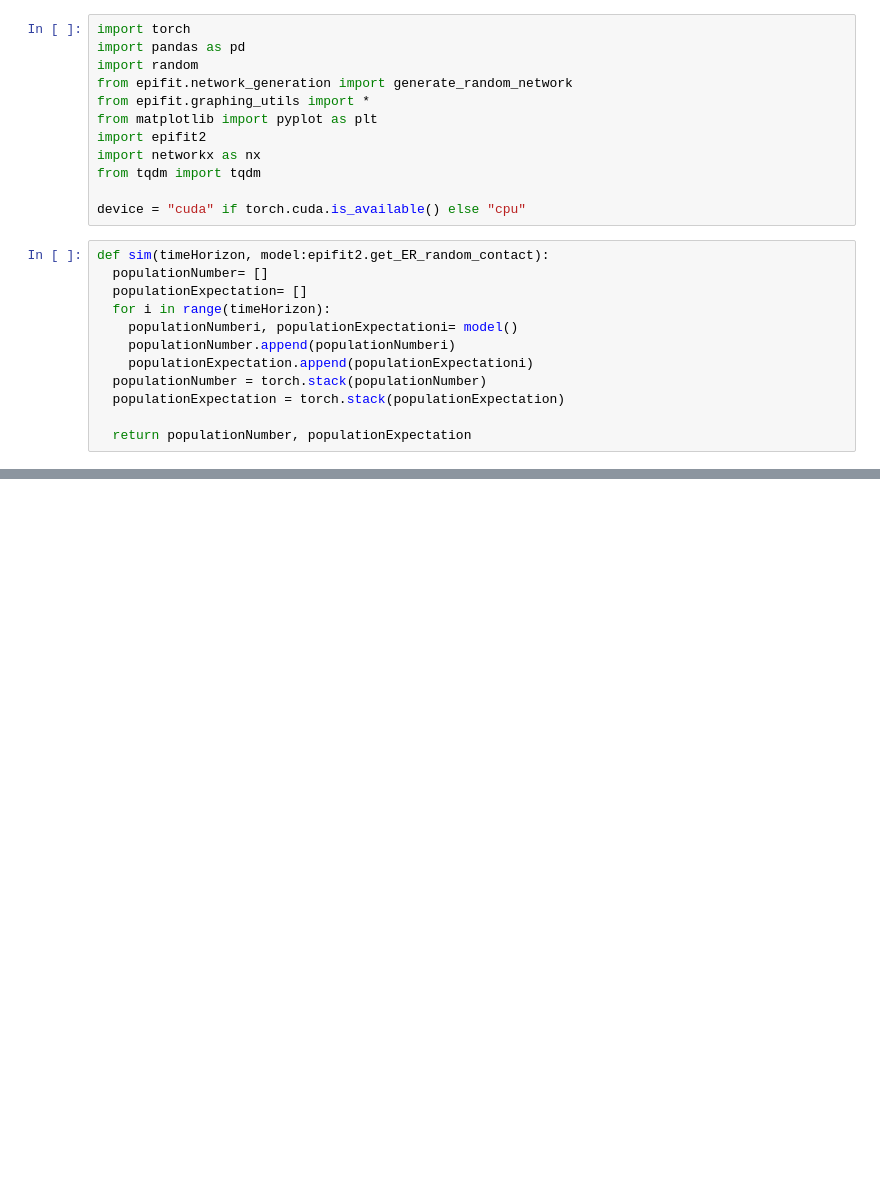
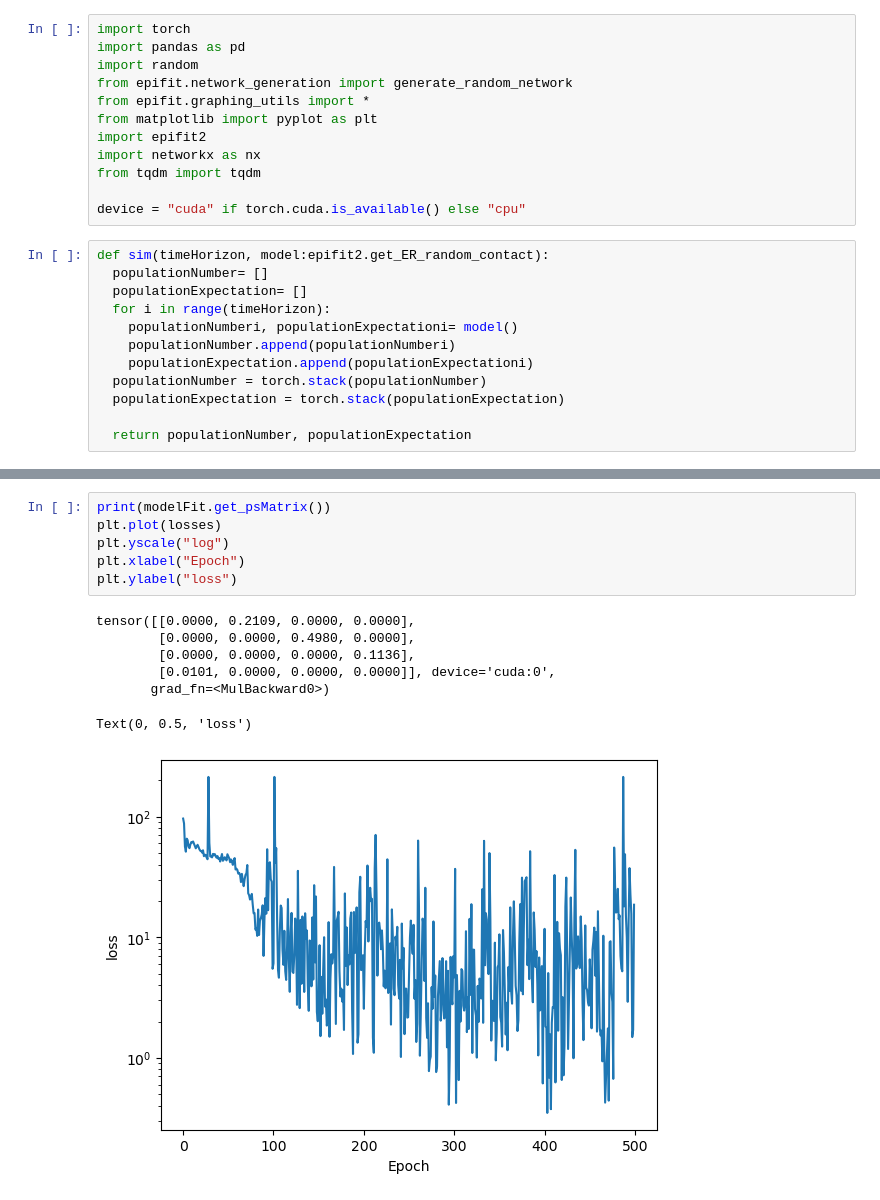
Before and after one commit to bizhili/Epi_fit, a Jupyter notebook: socio_epi_networks/test.ipynb, the cells around one changed output, grey strips where cells are left out. Saved outputs shown, nothing was run; the diff lists cells and outputs as text; blank space fills up the shorter version.

```diff
--- a/socio_epi_networks/test.ipynb
+++ b/socio_epi_networks/test.ipynb
@@ -96,3 +89,17 @@ tensor([[0.0000e+00, 1.5083e-02, 0.0000e+00, 0.0000e+00],
+# %%
+print(modelFit.get_psMatrix())
+plt.plot(losses)
+plt.yscale("log")
+plt.xlabel("Epoch")
+plt.ylabel("loss")
+# %% [output]
+tensor([[0.0000, 0.2109, 0.0000, 0.0000],
+        [0.0000, 0.0000, 0.4980, 0.0000],
+        [0.0000, 0.0000, 0.0000, 0.1136],
+        [0.0101, 0.0000, 0.0000, 0.0000]], device='cuda:0',
+       grad_fn=<MulBackward0>)
+Text(0, 0.5, 'loss')
+[figure, added]
 # %%
 def print_model_parameters(model):
     for name, parameter in model.named_parameters():
```
Also changed, not shown: parts of 7 cells of this notebook, 2 other files.
